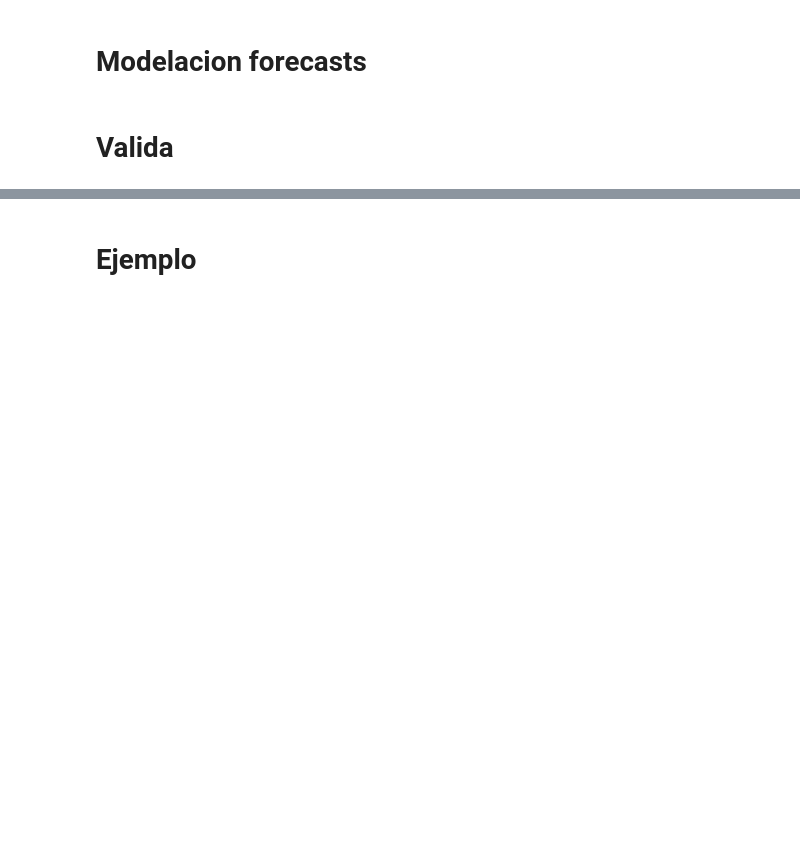
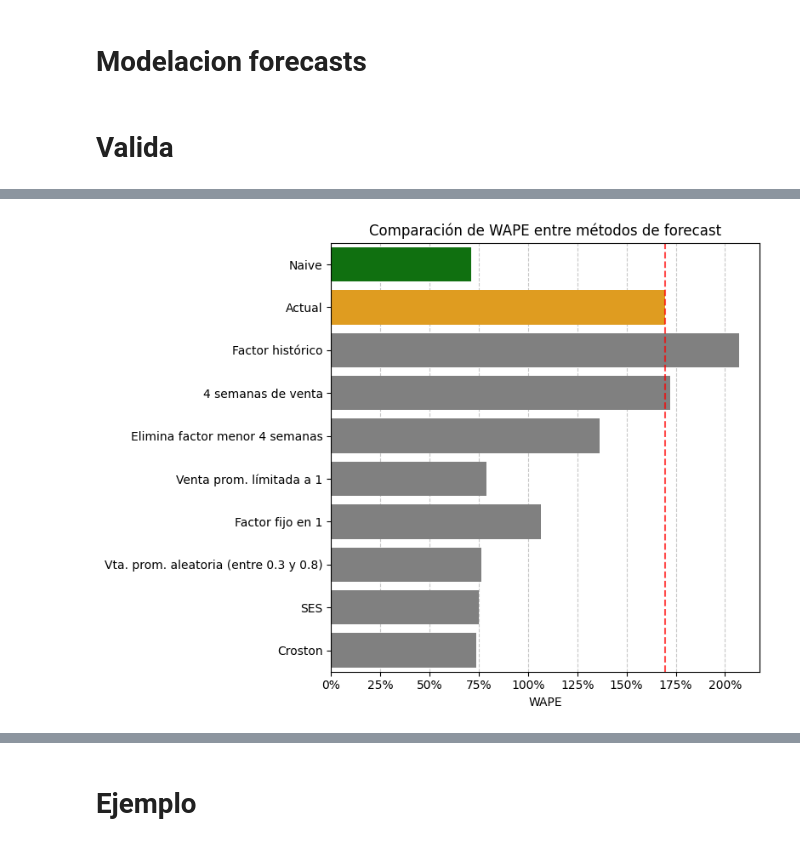
Before and after one commit to bi-retail-tricot/forecast, a Jupyter notebook: notebooks/06_modelacion_forecasts.ipynb, the cells around one changed output, grey strips where cells are left out. Cells and saved outputs as stored; diff of their text form; code cells hidden in the pictures; blank space fills up the shorter version.

```diff
--- a/notebooks/06_modelacion_forecasts.ipynb
+++ b/notebooks/06_modelacion_forecasts.ipynb
@@ -277,2 +464,0 @@ data_repo_x_dda = data_all.loc[cond1 & cond2 & cond3].copy()
-# %%
-data_repo_x_dda = data_repo_x_dda[data_repo_x_dda['date'] != dt.date(2025, 5, 5)]
@@ -300,33 +466,39 @@ for col, expr in forecast_calcs.items():
 # Valida
 # %%
 forecast_dict = {
+    "forecast_naive": "real_sales",
     "forecast_tricot": "real_sales",
+    #"forecast_tricot_sin_2_semanas": "real_sales",
     "forecast_factor_hist": "real_sales",
     "forecast_sv4": "real_sales_n4",
-    "forecast_factor_hist_sv4": "real_sales_n4",
+    "forecast_mauro": "real_sales",
+    #"forecast_factor_hist_sv4": "real_sales_n4",
     "forecast_vta_promedio": "real_sales",
     "forecast_f1": "real_sales",
     "forecast_aleatorio": "real_sales",
     "forecast_ses": "real_sales",
-    "forecast_holt": "real_sales",
-    "forecast_hw": "real_sales",
+    #"forecast_holt": "real_sales",
+    #"forecast_hw": "real_sales",
     "forecast_croston": "real_sales",
-    "forecast_tsb": "real_sales",
+    #"forecast_tsb": "real_sales",
 }
 # %%
 dict_names = {
+    "forecast_naive": "Naive",
+    "forecast_mauro": "Elimina factor menor 4 semanas",
     "forecast_tricot": "Actual",
+    "forecast_tricot_sin_2_semanas": "Sin 2 semanas",
     "forecast_factor_hist": "Factor histórico",
     "forecast_sv4": "4 semanas de venta",
-    "forecast_factor_hist_sv4": "4 semanas y factor histórico",
+    #"forecast_factor_hist_sv4": "4 semanas y factor histórico",
     "forecast_vta_promedio": "Venta prom. límitada a 1",
     "forecast_f1": "Factor fijo en 1",
     "forecast_aleatorio": "Vta. prom. aleatoria (entre 0.3 y 0.8)",
-    "forecast_ses": "Suavizamiento exponencial",
-    "forecast_holt": "Holt",
-    "forecast_hw": "Holt-Winters",
+    "forecast_ses": "SES",
+    #"forecast_holt": "Holt",
+    #"forecast_hw": "Holt-Winters",
     "forecast_croston": "Croston",
-    "forecast_tsb": "TSB"
+    #"forecast_tsb": "TSB"
 }
 
 metrics = eval_forecast(data_repo_x_dda, forecast_dict)
@@ -337,20 +521,29 @@ metrics
 # %%
-colors = ['orange' if x == 'Actual' else 'gray' for x in metrics['forecast']]
+colors = [
+    'orange' if x == 'Actual'
+    else 'green' if x == 'Naive'
+    else 'gray'
+    for x in metrics['forecast']
+]
 # %%
-plt.figure(figsize=(8, 4))
-sns.barplot(data=metrics, x="wape", y="forecast", hue="forecast", palette=colors, legend=False)
+plt.figure(figsize=(8,6))
+sns.barplot(data=metrics, x="wape", y="forecast", hue="forecast", palette=colors, legend=False, zorder=2)
 
 # Línea vertical en el valor de Actual
 actual_wape = metrics[metrics['forecast'] == 'Actual']['wape'].iloc[0]
 plt.axvline(x=actual_wape, color='red', linestyle='--', alpha=0.7)
 
 plt.gca().xaxis.set_major_locator(mticker.MultipleLocator(0.25))
 plt.gca().xaxis.set_major_formatter(mticker.PercentFormatter(xmax=1))
 
 plt.title('Comparación de WAPE entre métodos de forecast')
 plt.xlabel('WAPE')
 plt.ylabel('')
 
+plt.grid(axis='x', linestyle='--', alpha=0.7, zorder = 1)
+
 plt.tight_layout()
 plt.show()
+# %% [output]
+[figure, added]
 # %%
```
Also changed, not shown: parts of 24 cells of this notebook, 10 other files.
